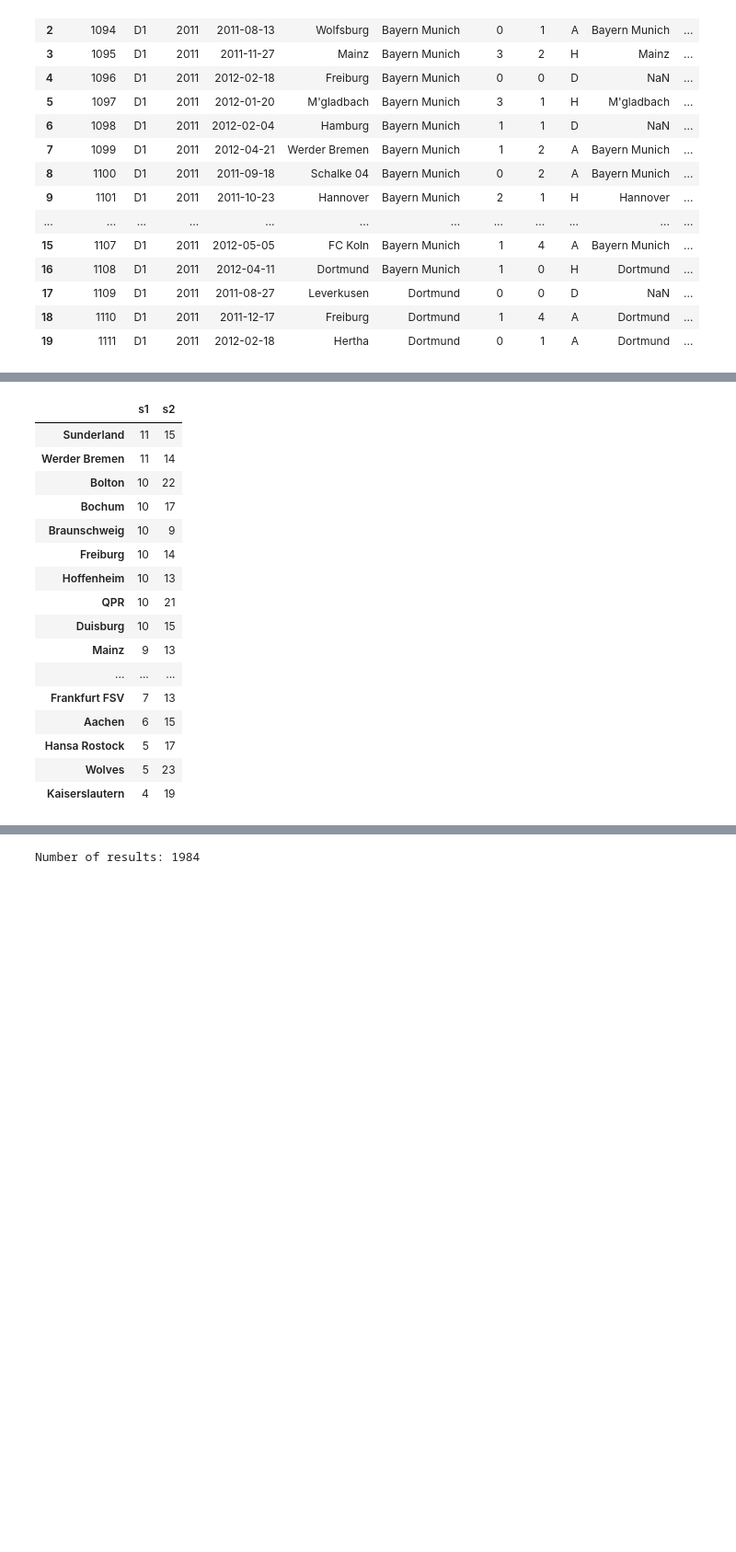
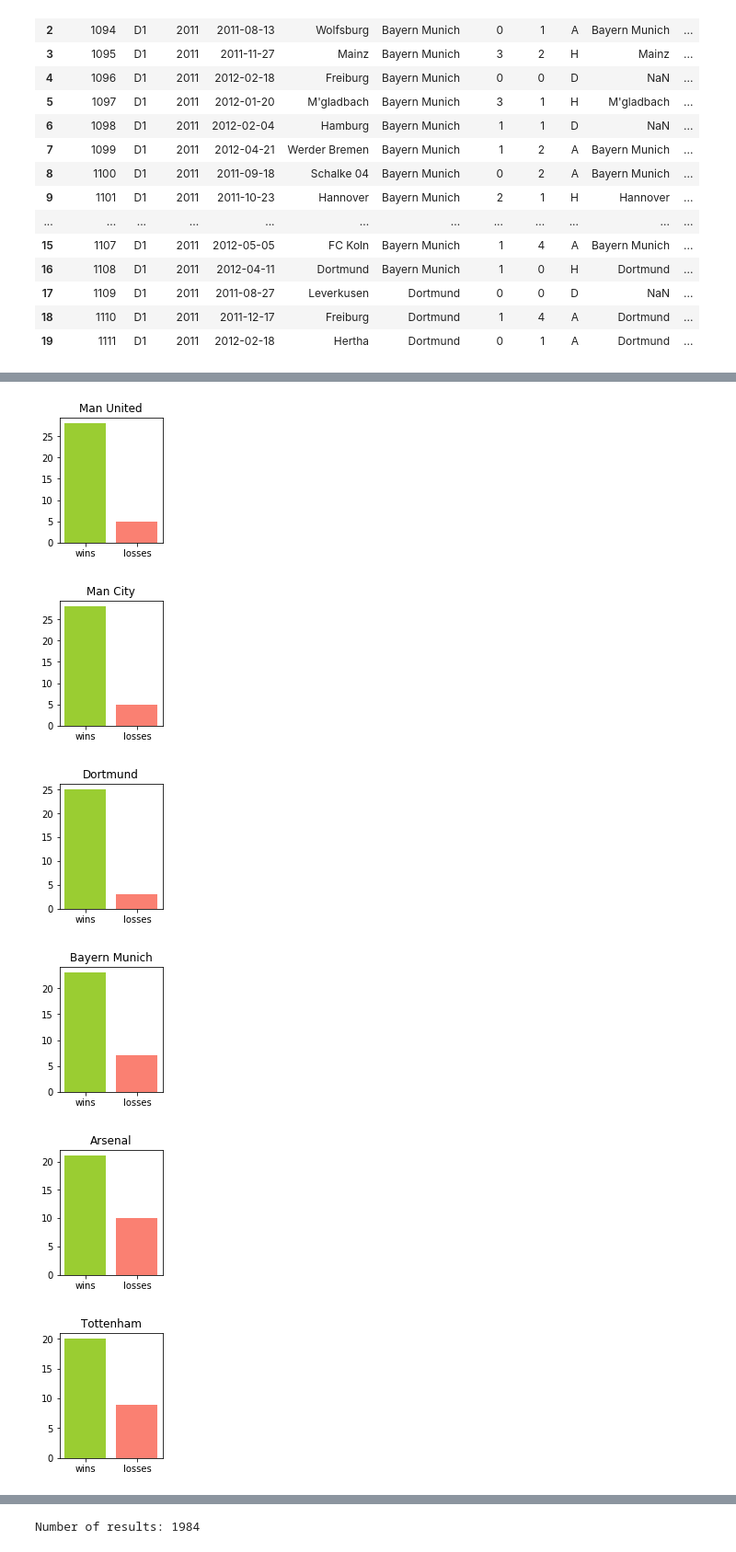
Before and after one commit to nikolholicka/curriculum, a Jupyter notebook: mod2/section16/dsc-mod-2-lab-online-ds-pt-041519/ETL Project.ipynb, the cells around one changed output, grey strips where cells are left out. Shown at 92% size. Saved outputs shown, nothing was run; the diff lists cells and outputs as text; code cells hidden in the pictures; blank space fills up the shorter version.

```diff
--- a/mod2/section16/dsc-mod-2-lab-online-ds-pt-041519/ETL Project.ipynb
+++ b/mod2/section16/dsc-mod-2-lab-online-ds-pt-041519/ETL Project.ipynb
@@ -64,3 +67,12 @@ df_wl.head(20)
 | 17 | 1109 | D1 | 2011 | 2011-08-27 | Leverkusen | Dortmund | 0 | 0 | D | NaN | ... |
 | 18 | 1110 | D1 | 2011 | 2011-12-17 | Freiburg | Dortmund | 1 | 4 | A | Dortmund | ... |
 | 19 | 1111 | D1 | 2011 | 2012-02-18 | Hertha | Dortmund | 0 | 1 | A | Dortmund | ... |
+# %%
+for team in list_of_teams:
+    experiment_home = df_wl.loc[df_wl['HomeTeam']==team]
+    experiment_away = df_wl.loc[df_wl['AwayTeam']==team]
+    goals_home = experiment_home['FTHG'].sum()
+    goals_away = experiment_away['FTAG'].sum()
+    total_goals = goals_home+goals_away
+    print(team)
+    print(total_goals)
@@ -87,2 +100,7 @@ Name: losing_team, dtype: int64
 # %%
-final_df = pd.DataFrame(data=dict(s1=df_1, s2=df_2), index=df_1.index)
+wins_losses = pd.DataFrame(data=dict(s1=df_1, s2=df_2), index=df_1.index)
+wins_losses = wins_losses.rename(index=str, columns={"s1": "wins", "s2": "losses"})
+
+wins_losses = wins_losses.transpose()
+wins_losses.head()
+#there are 56 team in this dataframe
@@ -89,20 +112,20 @@ final_df = pd.DataFrame(data=dict(s1=df_1, s2=df_2), index=df_1.index)
-# %%
-final_df.tail(25)
-# %% [output]
-|  | s1 | s2 |
-| Sunderland | 11 | 15 |
-| Werder Bremen | 11 | 14 |
-| Bolton | 10 | 22 |
-| Bochum | 10 | 17 |
-| Braunschweig | 10 | 9 |
-| Freiburg | 10 | 14 |
-| Hoffenheim | 10 | 13 |
-| QPR | 10 | 21 |
-| Duisburg | 10 | 15 |
-| Mainz | 9 | 13 |
-| ... | ... | ... |
-| Frankfurt FSV | 7 | 13 |
-| Aachen | 6 | 15 |
-| Hansa Rostock | 5 | 17 |
-| Wolves | 5 | 23 |
-| Kaiserslautern | 4 | 19 |
+# %%
+#creating loop
+
+list_of_teams = list(wins_losses.columns)
+for team in list_of_teams:
+    w_l = ['wins','losses']
+    figures = list(wins_losses[team])
+    ypos = np.arange(len(w_l))
+    plt.figure(figsize=(2,2.5))
+    width = [0.8,0.8]
+    plt.bar(ypos,figures,width=width,color=['yellowgreen', 'salmon'])
+    plt.xticks(ypos,w_l)
+    plt.title(team)
+# %% [output]
+[figure, added]
+[figure, added]
+[figure, added]
+[figure, added]
+[figure, added]
+[figure, added]
```
Also changed, not shown: parts of 19 cells of this notebook.
